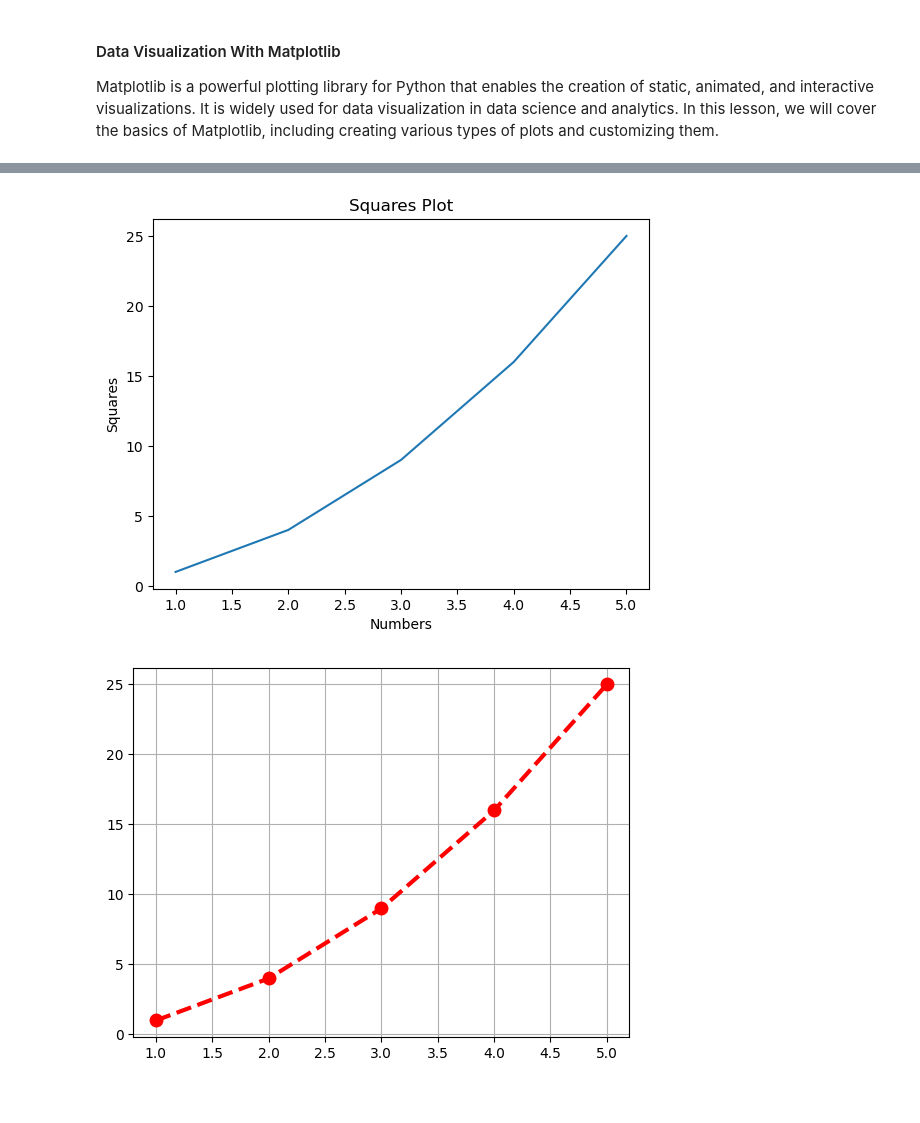
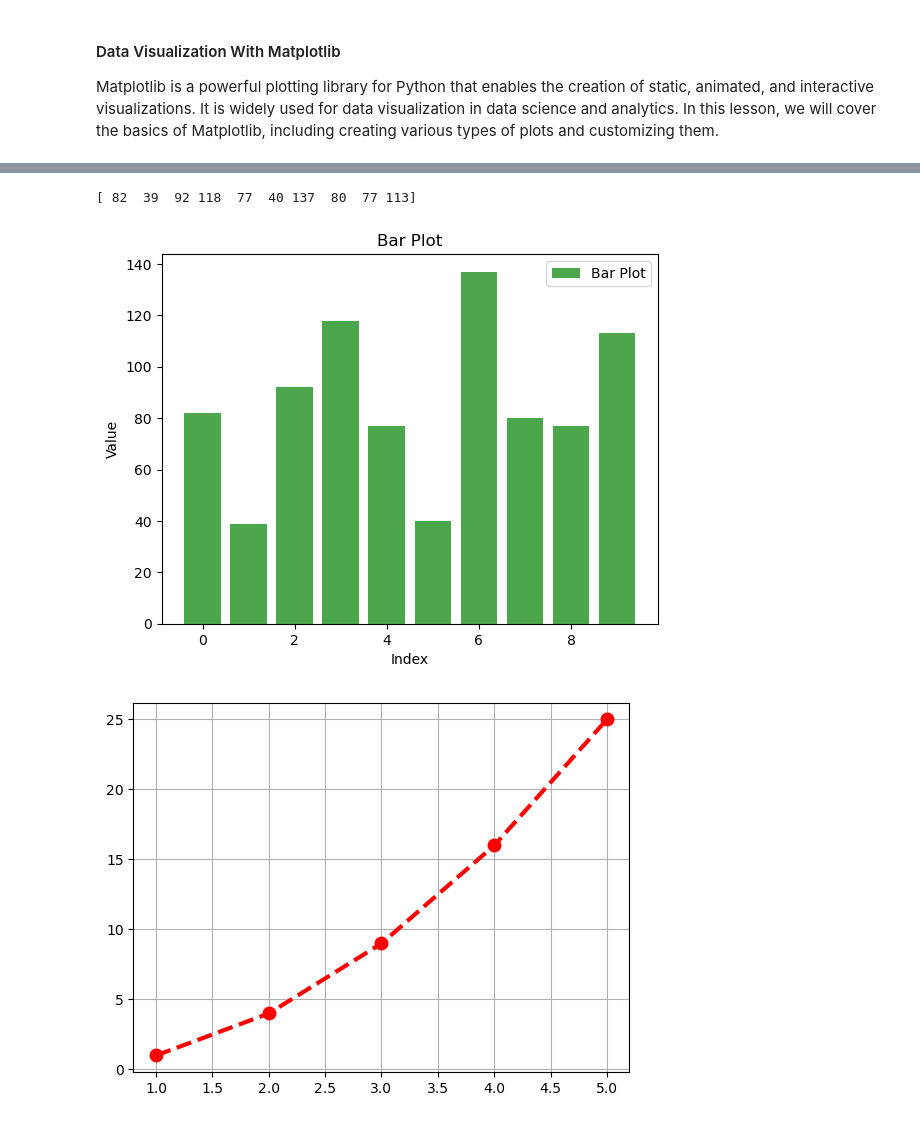
Before and after one commit to Supsens/Ai-ML, a Jupyter notebook: 10-Data Analysis With Python/10.5-matplotlib.ipynb, the cells around one changed output, grey strips where cells are left out. Saved outputs shown, nothing was run; the diff lists cells and outputs as text; code cells hidden in the pictures.

```diff
--- a/10-Data Analysis With Python/10.5-matplotlib.ipynb
+++ b/10-Data Analysis With Python/10.5-matplotlib.ipynb
@@ -23,23 +23,38 @@ import matplotlib.pyplot as plt
 # %%
 # x=[1,2,3,4,5]
 # y=[1,4,9,16,25]
 
 ##create a line plot
 # plt.plot(x,y)
 # plt.xlabel('X axis')
 # plt.ylabel('Y Axis')
 # plt.title("Basic Line Plot")
 # plt.show()
-x=[x for x in range(1,6)]
-y=[1,4,9,16,25]
+# x=[x for x in range(1,6)]
+# y=[1,4,9,16,25]
 
-plt.plot(x,y)
-plt.xlabel('Numbers')
-plt.ylabel('Squares')
-plt.title("Squares Plot")
+# plt.plot(x,y)
+# plt.xlabel('Numbers')
+# plt.ylabel('Squares')
+# plt.title("Squares Plot")
+# plt.show()
+
+import numpy as np
+
+x=np.random.randint(1,100,10)
+y=np.random.randint(1,100,10)
+new_array=x+y
+print(new_array)
+
+plt.bar(range(len(new_array)),new_array,color='green',alpha=0.7,label='Bar Plot')
+plt.xlabel('Index')
+plt.ylabel('Value')
+plt.title("Bar Plot")
+plt.legend()
 plt.show()
 # %% [output]
+[ 82  39  92 118  77  40 137  80  77 113]
-[figure, old version]
+[figure, new version]
 # %%
 x=[1,2,3,4,5]
 y=[1,4,9,16,25]
```
Also changed, not shown: parts of 4 cells of this notebook, 18 other files.
